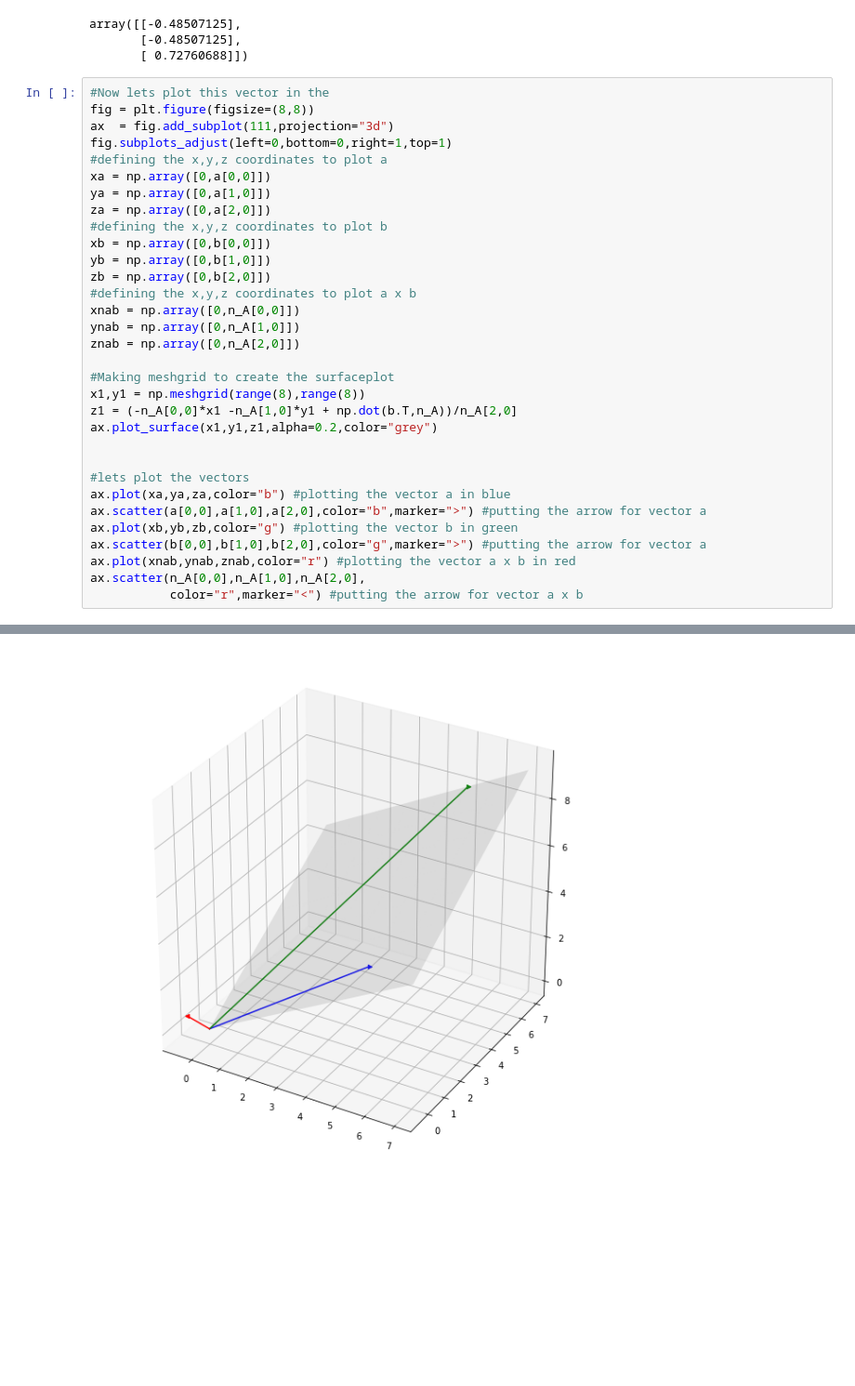
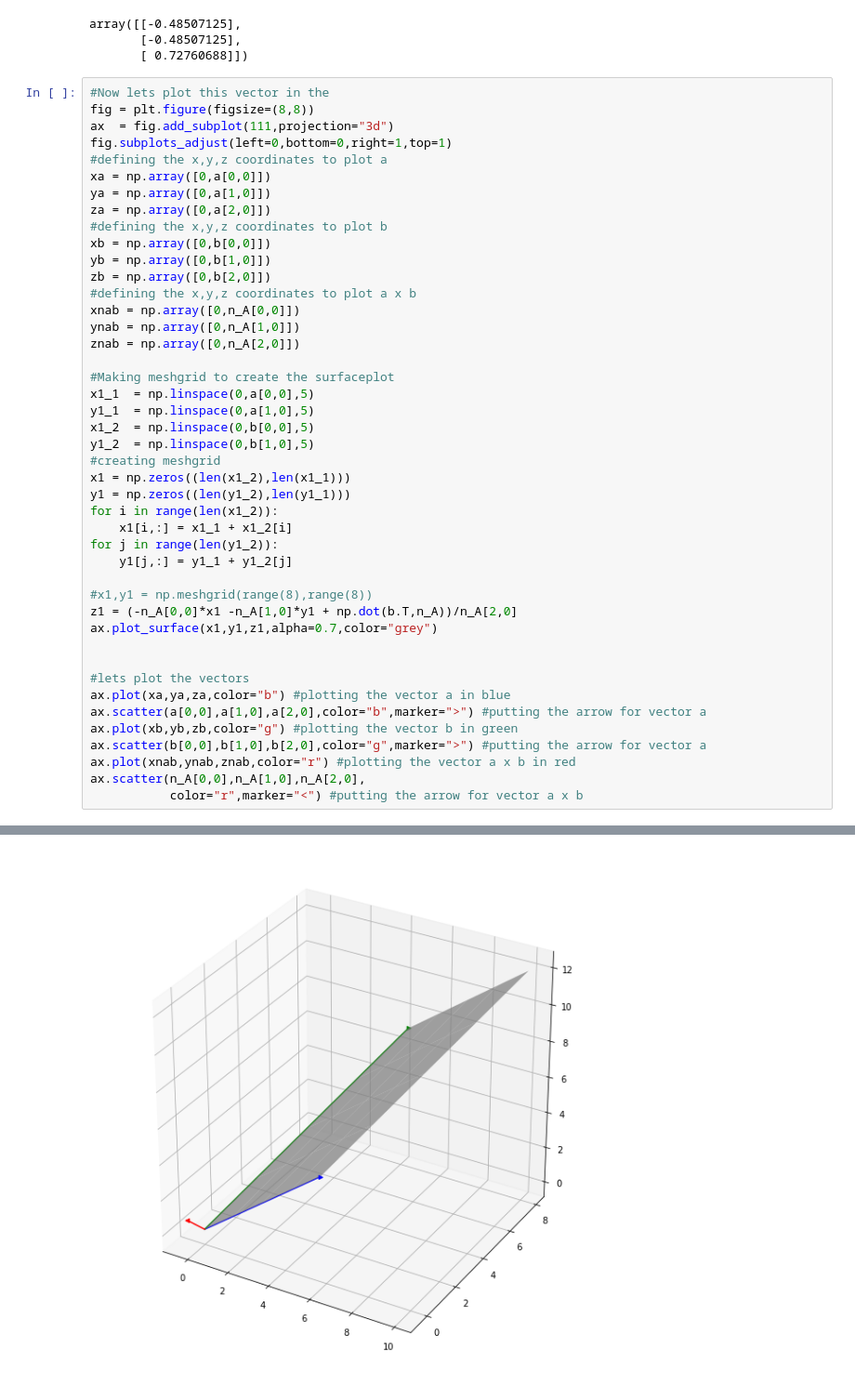
Before and after one commit to 111Seven/Python, a Jupyter notebook: Numpy/4-Cross_product.ipynb, the cells around one changed output, grey strips where cells are left out. Shown: that part at 93% size. Drawn from its saved outputs; the diff is of its cells as text; blank space fills up the shorter version.

```diff
--- a/Numpy/4-Cross_product.ipynb
+++ b/Numpy/4-Cross_product.ipynb
@@ -112,33 +112,45 @@ array([[-0.48507125],
 fig = plt.figure(figsize=(8,8))
 ax  = fig.add_subplot(111,projection="3d")
 fig.subplots_adjust(left=0,bottom=0,right=1,top=1)
 #defining the x,y,z coordinates to plot a
 xa = np.array([0,a[0,0]])
 ya = np.array([0,a[1,0]])
 za = np.array([0,a[2,0]])
 #defining the x,y,z coordinates to plot b
 xb = np.array([0,b[0,0]])
 yb = np.array([0,b[1,0]])
 zb = np.array([0,b[2,0]])
 #defining the x,y,z coordinates to plot a x b
 xnab = np.array([0,n_A[0,0]])
 ynab = np.array([0,n_A[1,0]])
 znab = np.array([0,n_A[2,0]])
 
 #Making meshgrid to create the surfaceplot
-x1,y1 = np.meshgrid(range(8),range(8))
+x1_1  = np.linspace(0,a[0,0],5)
+y1_1  = np.linspace(0,a[1,0],5)
+x1_2  = np.linspace(0,b[0,0],5)
+y1_2  = np.linspace(0,b[1,0],5)
+#creating meshgrid
+x1 = np.zeros((len(x1_2),len(x1_1)))
+y1 = np.zeros((len(y1_2),len(y1_1)))
+for i in range(len(x1_2)):
+    x1[i,:] = x1_1 + x1_2[i]
+for j in range(len(y1_2)):
+    y1[j,:] = y1_1 + y1_2[j]
+
+#x1,y1 = np.meshgrid(range(8),range(8))
 z1 = (-n_A[0,0]*x1 -n_A[1,0]*y1 + np.dot(b.T,n_A))/n_A[2,0]
-ax.plot_surface(x1,y1,z1,alpha=0.2,color="grey")
+ax.plot_surface(x1,y1,z1,alpha=0.7,color="grey")
 
 
 #lets plot the vectors
 ax.plot(xa,ya,za,color="b") #plotting the vector a in blue
 ax.scatter(a[0,0],a[1,0],a[2,0],color="b",marker=">") #putting the arrow for vector a
 ax.plot(xb,yb,zb,color="g") #plotting the vector b in green
 ax.scatter(b[0,0],b[1,0],b[2,0],color="g",marker=">") #putting the arrow for vector a
 ax.plot(xnab,ynab,znab,color="r") #plotting the vector a x b in red
 ax.scatter(n_A[0,0],n_A[1,0],n_A[2,0],
            color="r",marker="<") #putting the arrow for vector a x b
 # %% [output]
 <mpl_toolkits.mplot3d.art3d.Path3DCollection at 0x...>
-[figure, old version]
+[figure, new version]
```
Also changed, not shown: parts of 1 cell of this notebook.
